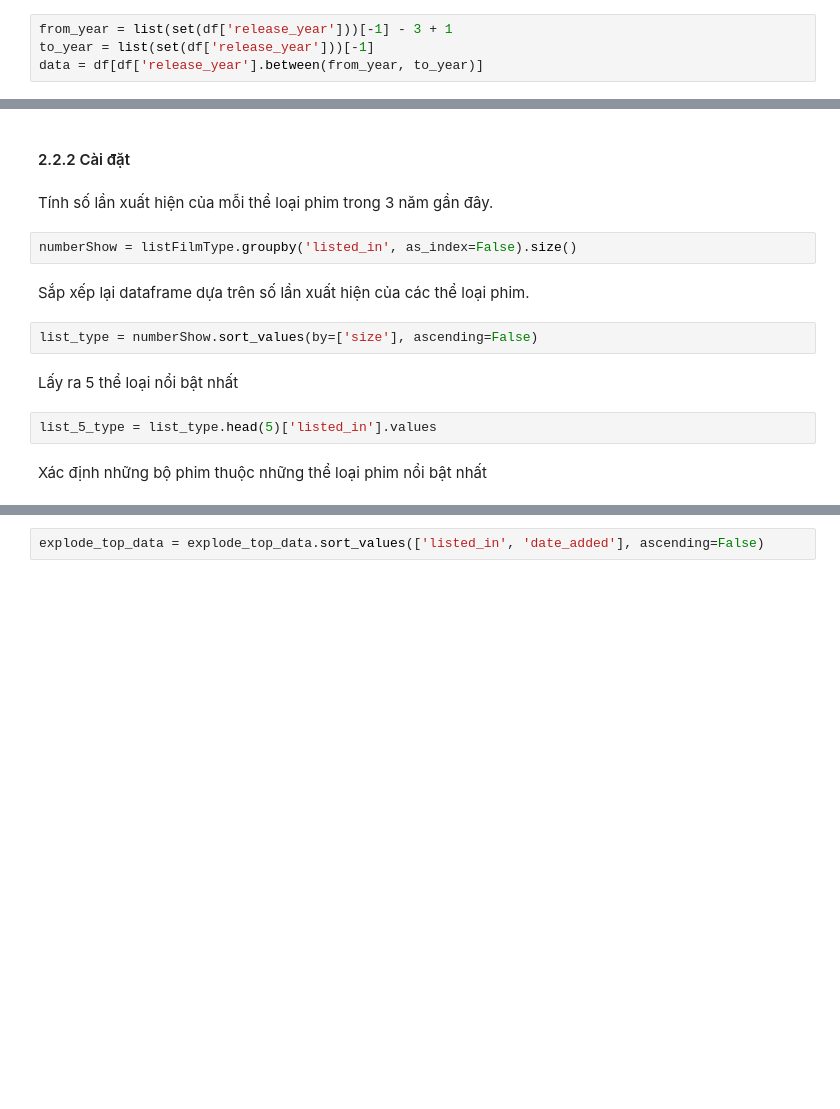
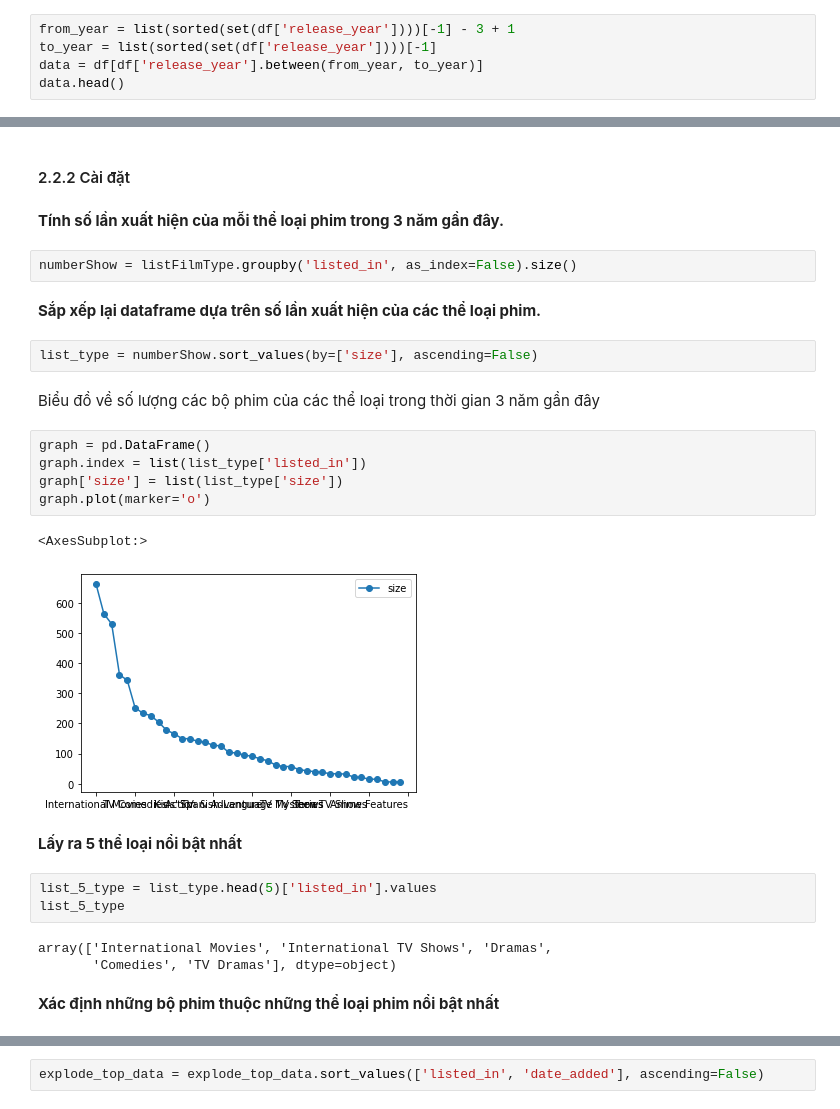
Before and after one commit to TrongHoang21/DSP_19_21_HoangAndDat, a Jupyter notebook: Final.ipynb, the cells around one changed output, grey strips where cells are left out. Drawn from its saved outputs; the diff is of its cells as text; blank space fills up the shorter version.

```diff
--- a/Final.ipynb
+++ b/Final.ipynb
@@ -537,6 +545,7 @@ pd.concat([dfa1, pre_merge_col], axis = 1)
 # %% [markdown]
 Lấy ra dữ liệu của 3 năm gần nhất
 # %%
-from_year = list(set(df['release_year']))[-1] - 3 + 1
-to_year = list(set(df['release_year']))[-1]
+from_year = list(sorted(set(df['release_year'])))[-1] - 3 + 1
+to_year = list(sorted(set(df['release_year'])))[-1]
 data = df[df['release_year'].between(from_year, to_year)]
+data.head()
@@ -560,19 +584,33 @@ listFilmType = data['listed_in'].str.split(", ", expand = False).explode().to_fr
 # %% [markdown]
 #### 2.2.2 Cài đặt
 # %% [markdown]
-Tính số lần xuất hiện của mỗi thể loại phim trong 3 năm gần đây.
+**Tính số lần xuất hiện của mỗi thể loại phim trong 3 năm gần đây.**
 # %%
 numberShow = listFilmType.groupby('listed_in', as_index=False).size()
 # %% [markdown]
-Sắp xếp lại dataframe dựa trên số lần xuất hiện của các thể loại phim.
+**Sắp xếp lại dataframe dựa trên số lần xuất hiện của các thể loại phim.**
 # %%
 list_type = numberShow.sort_values(by=['size'], ascending=False)
+# %% [markdown]
+Biểu đồ về số lượng các bộ phim của các thể loại trong thời gian 3 năm gần đây
+# %%
+graph = pd.DataFrame()
+graph.index = list(list_type['listed_in'])
+graph['size'] = list(list_type['size'])
+graph.plot(marker='o')
+# %% [output]
+<AxesSubplot:>
+[figure, added]
 # %% [markdown]
-Lấy ra 5 thể loại nổi bật nhất
+**Lấy ra 5 thể loại nổi bật nhất**
 # %%
 list_5_type = list_type.head(5)['listed_in'].values
+list_5_type
+# %% [output]
+array(['International Movies', 'International TV Shows', 'Dramas',
+       'Comedies', 'TV Dramas'], dtype=object)
 # %% [markdown]
-Xác định những bộ phim thuộc những thể loại phim nổi bật nhất
+**Xác định những bộ phim thuộc những thể loại phim nổi bật nhất**
 # %%
 data['listed_in'] = data['listed_in'].str.split(", ", expand = False)
 explode_data = data.explode('listed_in')
```
Also changed, not shown: parts of 7 cells of this notebook.
